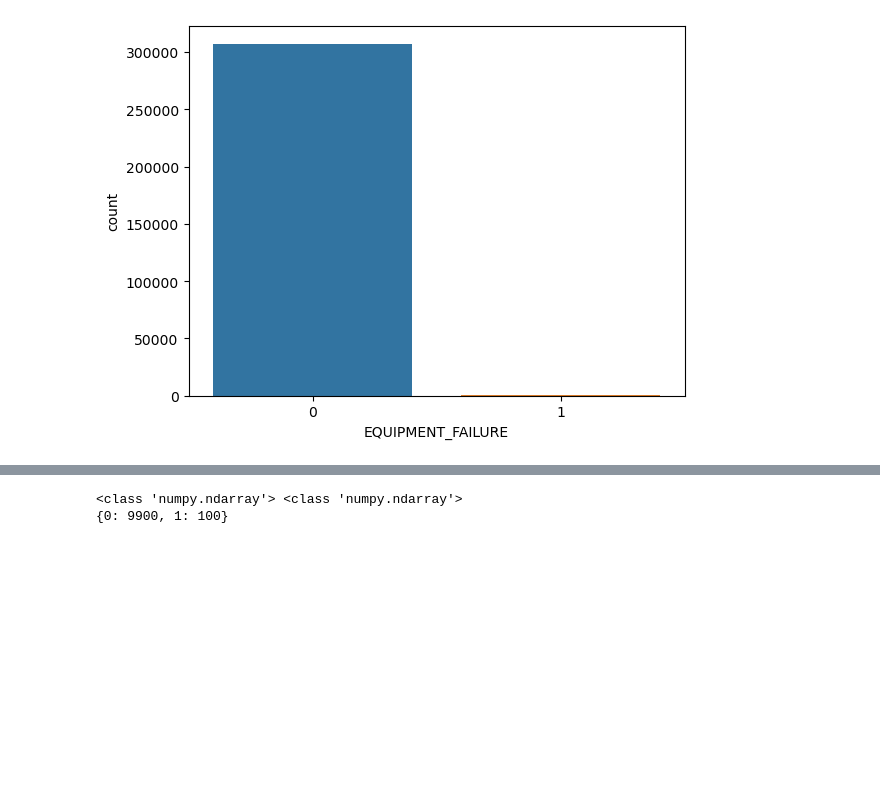
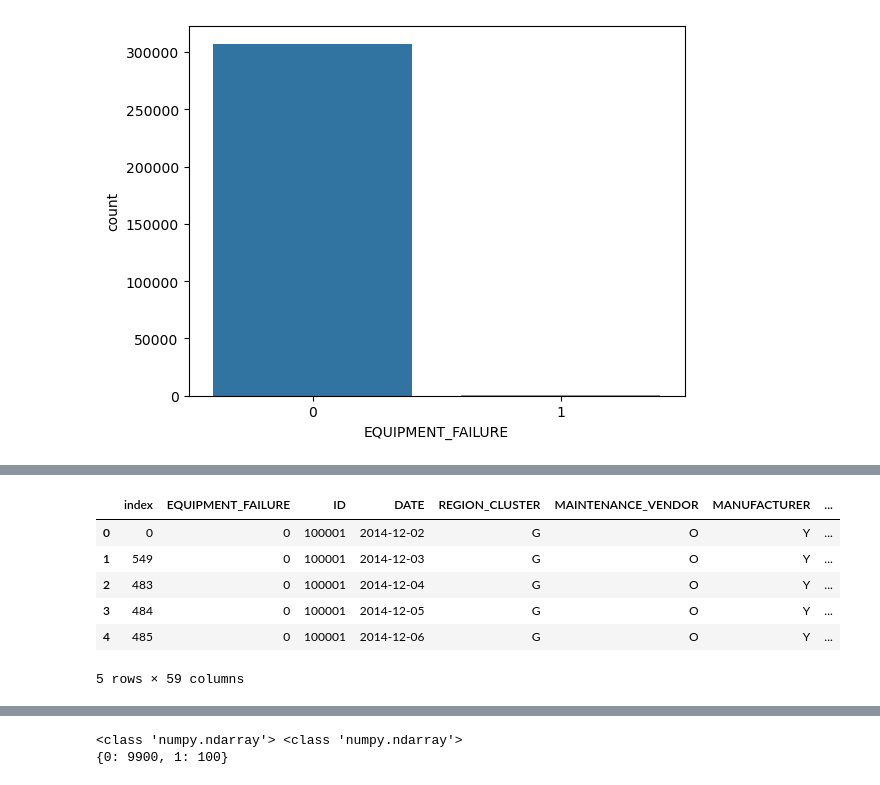
Before and after one commit to mashahin/predictive-maintenance, a Jupyter notebook: predictive_maintenance_machine_learning.ipynb, the cells around one changed output, grey strips where cells are left out. Drawn from its saved outputs; the diff is of its cells as text; code cells hidden in the pictures; blank space fills up the shorter version.

```diff
--- a/predictive_maintenance_machine_learning.ipynb
+++ b/predictive_maintenance_machine_learning.ipynb
@@ -460,0 +461,38 @@ In this example, I use a 28-day target window. We will use the 28 days leading u
+# %%
+target_window=28
+
+# Sort the data and reset the index.
+pd_data=pd_data.sort_values(by=['ID', 'DATE'], ascending=[True, True])
+pd_data.reset_index(level=0, inplace=True)
+
+# Create a new data frame that contains the failure records. Rename DATE to FAILURE_DATE
+df_failure_thingy=pd_data[pd_data['EQUIPMENT_FAILURE'] == 1]
+df_failure_thingy=df_failure_thingy[['DATE','ID']]
+df_failure_thingy=df_failure_thingy.rename(index=str, columns={"DATE": "FAILURE_DATE"})
+pd_data=pd_data.sort_values(by=['ID'], ascending=[True])
+df_failure_thingy=df_failure_thingy.sort_values(by=['ID'], ascending=[True])
+
+# Append the FAILURE_DATE to each ID.
+pd_data =pd_data.merge(df_failure_thingy, on=['ID'], how='left')
+
+# For each record, calculate the number of days until failure.
+pd_data=pd_data.sort_values(by=['ID','DATE'], ascending=[True, True])
+pd_data['FAILURE_DATE'] = pd.to_datetime(pd_data['FAILURE_DATE'])
+pd_data['DATE'] = pd.to_datetime(pd_data['DATE'])
+pd_data['C'] = pd_data['FAILURE_DATE'] - pd_data['DATE']
+pd_data['TIME_TO_FAILURE'] = pd_data['C'] / np.timedelta64(1, 'D')
+
+# Clean up and sort the records by ID and DATE
+pd_data=pd_data.drop(columns=['index'])
+pd_data=pd_data.sort_values(by=['ID', 'DATE'], ascending=[True, True])
+pd_data.reset_index(inplace=True)
+
+pd_data.head()
+# %% [output]
+|  | index | EQUIPMENT_FAILURE | ID | DATE | REGION_CLUSTER | MAINTENANCE_VENDOR | MANUFACTURER | ... |
+| 0 | 0 | 0 | 100001 | 2014-12-02 | G | O | Y | ... |
+| 1 | 549 | 0 | 100001 | 2014-12-03 | G | O | Y | ... |
+| 2 | 483 | 0 | 100001 | 2014-12-04 | G | O | Y | ... |
+| 3 | 484 | 0 | 100001 | 2014-12-05 | G | O | Y | ... |
+| 4 | 485 | 0 | 100001 | 2014-12-06 | G | O | Y | ... |
+5 rows × 59 columns
```
Also changed, not shown: parts of 55 cells of this notebook.
